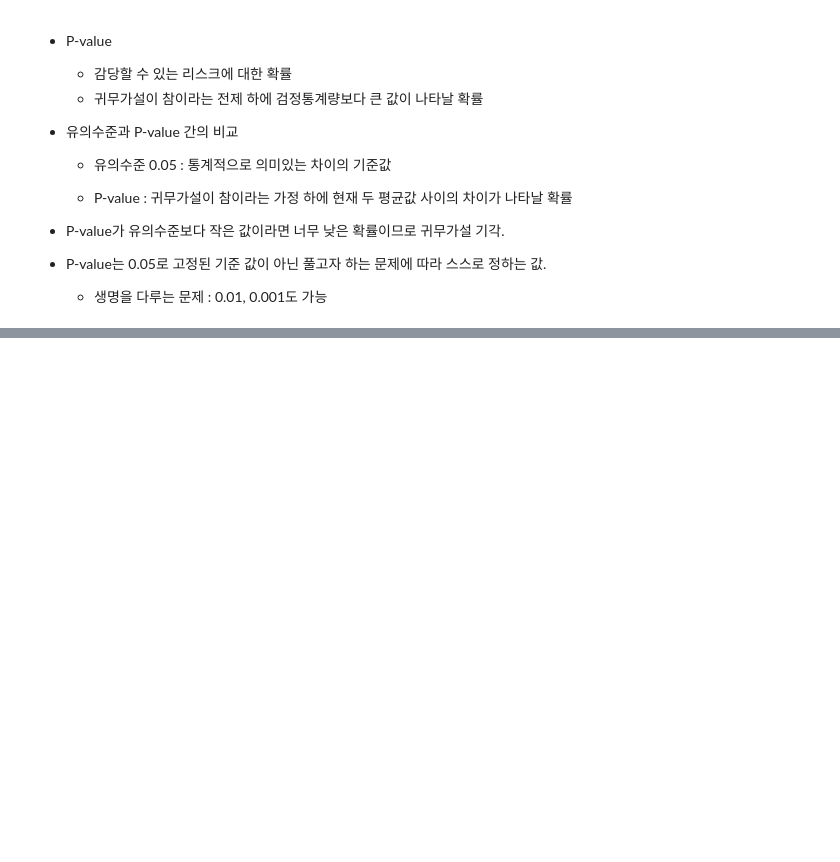
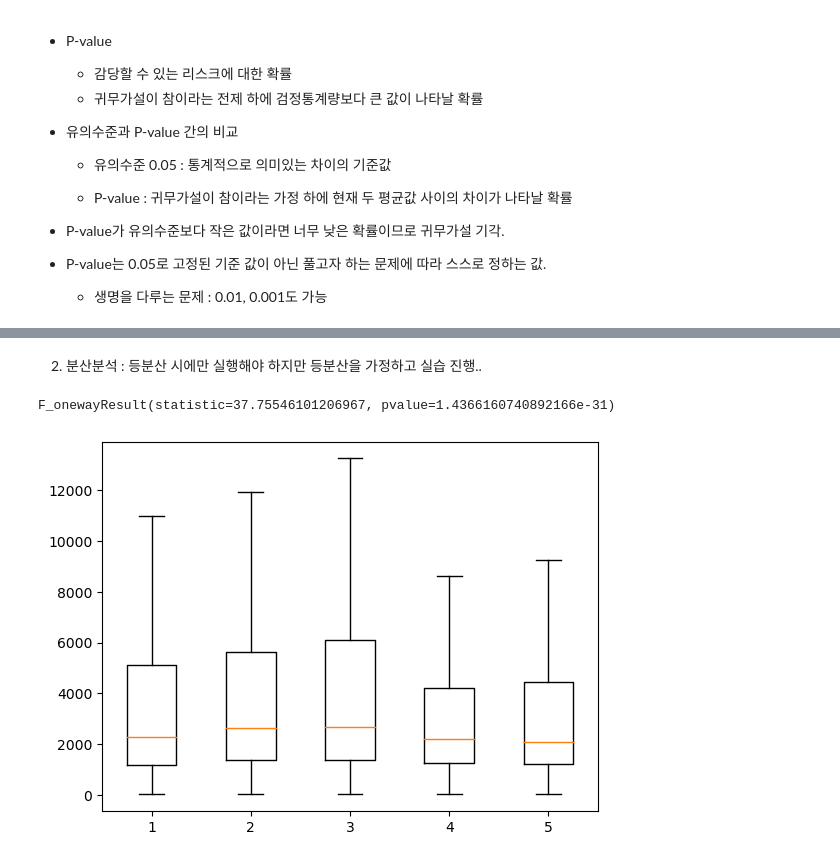
Before and after one commit to Yerial1125/e_learning1, a Jupyter notebook: Untitled.ipynb, the cells around one changed output, grey strips where cells are left out. Saved outputs shown, nothing was run; the diff lists cells and outputs as text; code cells hidden in the pictures; blank space fills up the shorter version.

```diff
--- a/Untitled.ipynb
+++ b/Untitled.ipynb
@@ -728,0 +754,4 @@ Ttest_indResult(statistic=-4.002195758414915, pvalue=6.298774059911862e-05)
+# %%
+s_gu = bike_data2[bike_data2.Gu == '서초구']
+d_gu = bike_data2[bike_data2.Gu == '동대문구']
+e_gu = bike_data2[bike_data2.Gu == '은평구']
@@ -728,0 +774,16 @@ Ttest_indResult(statistic=-4.002195758414915, pvalue=6.298774059911862e-05)
+# %% [markdown]
+2. 분산분석 : 등분산 시에만 실행해야 하지만 등분산을 가정하고 실습 진행..
+# %%
+stats.f_oneway(y_gu.Distance, m_gu.Distance, s_gu.Distance, d_gu.Distance, e_gu.Distance)
+
+# p-value < 0.05 - 귀무가설 기각 : 모든 그룹의 평균이 같은 것은 아니다.
+# %% [output]
+F_onewayResult(statistic=37.75546101206967, pvalue=1.4366160740892166e-31)
+# %%
+plot_data =[y_gu.Distance, m_gu.Distance, s_gu.Distance, d_gu.Distance, e_gu.Distance]
+
+# showfliers=False : 이상치 제외
+plt.boxplot(plot_data, showfliers=False)
+plt.show()
+# %% [output]
+[figure, added]
```
Also changed, not shown: parts of 8 cells of this notebook.
